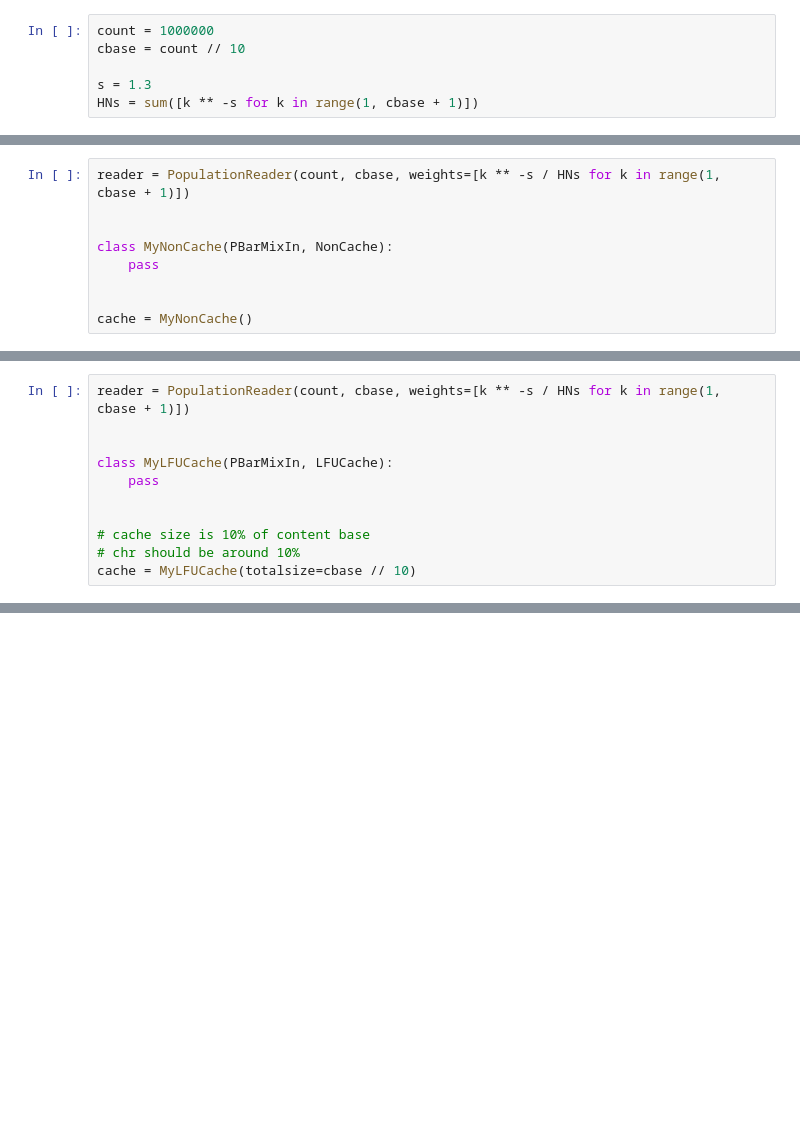
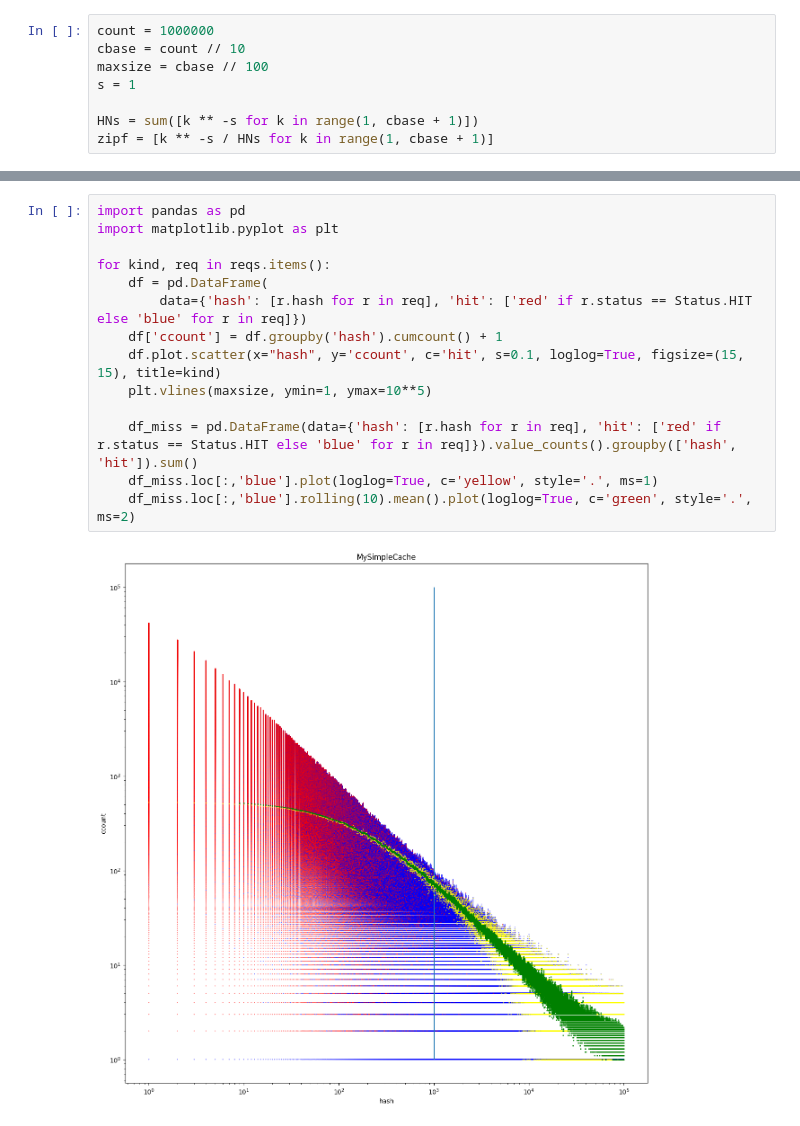
Before and after one commit to jursonovicst/cachesim, a Jupyter notebook: implementations/examples.ipynb, the cells around one changed output, grey strips where cells are left out. Drawn from its saved outputs; the diff is of its cells as text; blank space fills up the shorter version.

```diff
--- a/implementations/examples.ipynb
+++ b/implementations/examples.ipynb
@@ -6,6 +6,8 @@ from readers import PopulationReader
 # %%
 count = 1000000
 cbase = count // 10
+maxsize = cbase // 100
+s = 1
 
-s = 1.3
 HNs = sum([k ** -s for k in range(1, cbase + 1)])
+zipf = [k ** -s / HNs for k in range(1, cbase + 1)]
@@ -14,9 +13,0 @@ NonCache
-# %%
-reader = PopulationReader(count, cbase, weights=[k ** -s / HNs for k in range(1, cbase + 1)])
-
-
-class MyNonCache(PBarMixIn, NonCache):
-    pass
-
-
-cache = MyNonCache()
@@ -25,11 +13,0 @@ LFUCache
-# %%
-reader = PopulationReader(count, cbase, weights=[k ** -s / HNs for k in range(1, cbase + 1)])
-
-
-class MyLFUCache(PBarMixIn, LFUCache):
-    pass
-
-
-# cache size is 10% of content base
-# chr should be around 10%
-cache = MyLFUCache(totalsize=cbase // 10)
@@ -50,0 +58,16 @@ Bytes sent: 1000000 B
+# %%
+import pandas as pd
+import matplotlib.pyplot as plt
+
+for kind, req in reqs.items():
+    df = pd.DataFrame(
+        data={'hash': [r.hash for r in req], 'hit': ['red' if r.status == Status.HIT else 'blue' for r in req]})
+    df['ccount'] = df.groupby('hash').cumcount() + 1
+    df.plot.scatter(x="hash", y='ccount', c='hit', s=0.1, loglog=True, figsize=(15, 15), title=kind)
+    plt.vlines(maxsize, ymin=1, ymax=10**5)
+
+    df_miss = pd.DataFrame(data={'hash': [r.hash for r in req], 'hit': ['red' if r.status == Status.HIT else 'blue' for r in req]}).value_counts().groupby(['hash', 'hit']).sum()
+    df_miss.loc[:,'blue'].plot(loglog=True, c='yellow', style='.', ms=1)
+    df_miss.loc[:,'blue'].rolling(10).mean().plot(loglog=True, c='green', style='.', ms=2)
+# %% [output]
+[figure, added]
```
Also changed, not shown: parts of 8 cells of this notebook, 11 other files.
